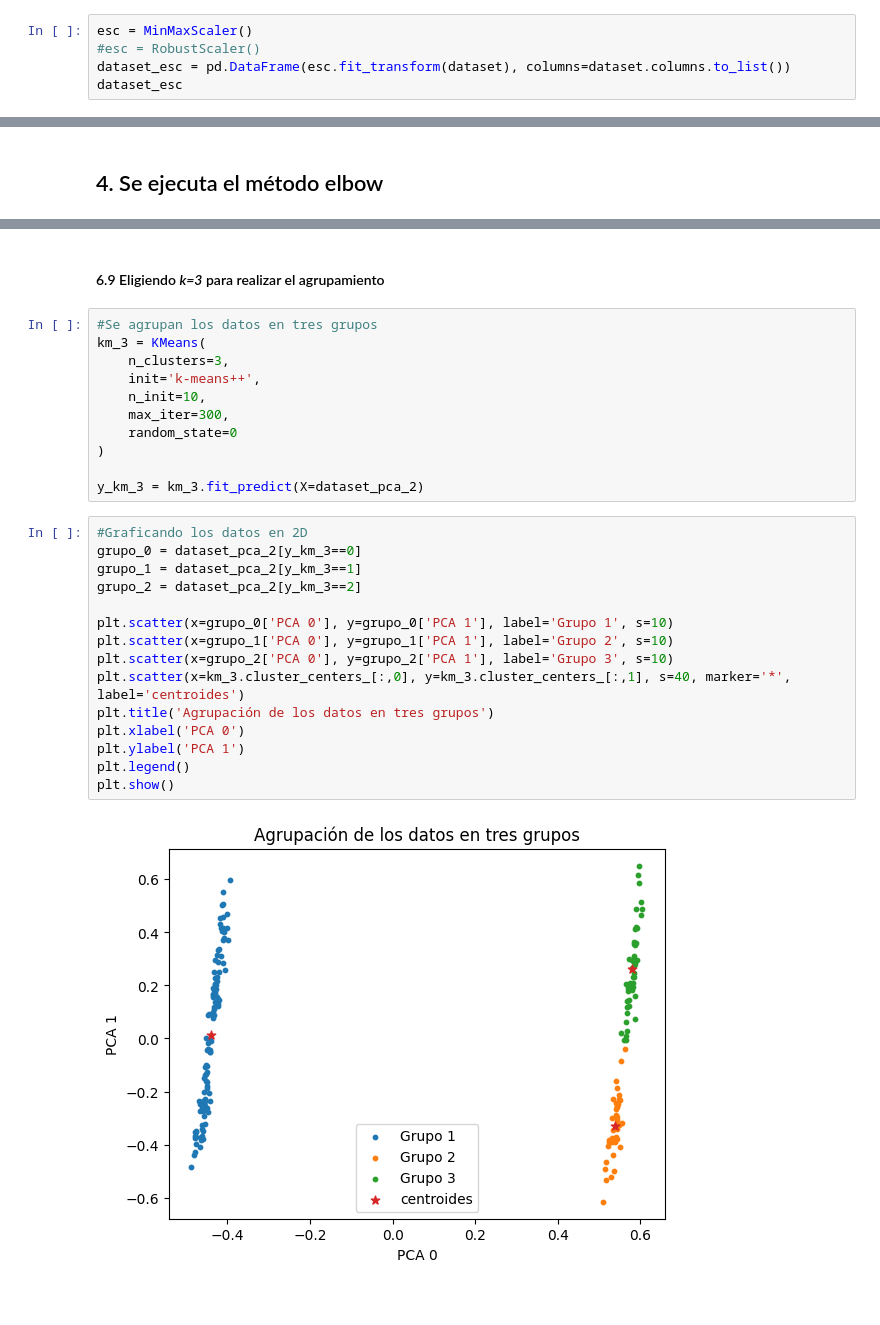
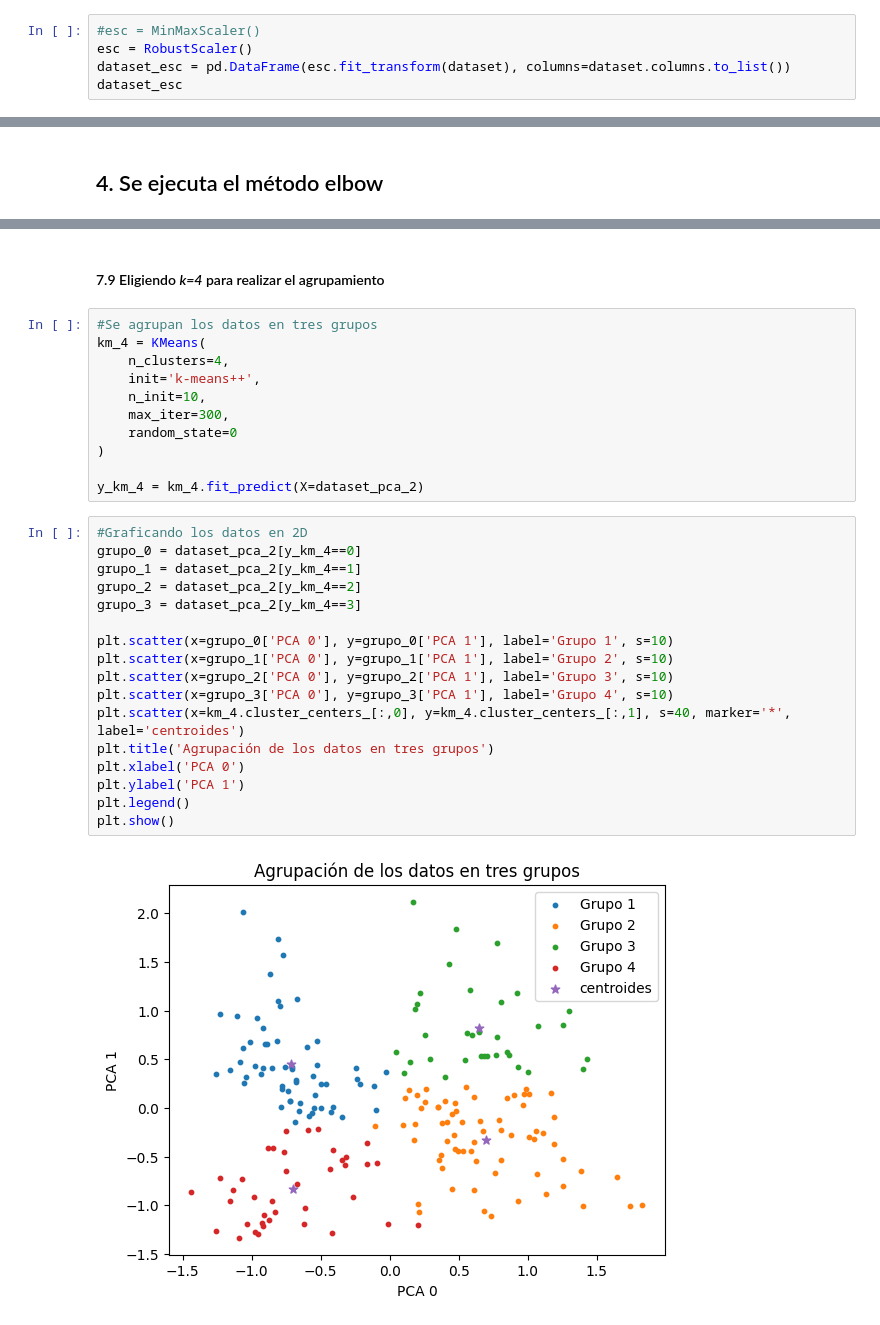
Before and after one commit to DiegoAlejandroLozano/segmentacion_de_clientes, a Jupyter notebook: codigo/kmeans.ipynb, the cells around one changed output, grey strips where cells are left out. Drawn from its saved outputs; the diff is of its cells as text.

```diff
--- a/codigo/kmeans.ipynb
+++ b/codigo/kmeans.ipynb
@@ -42,8 +42,8 @@ dataset
 # %% [markdown]
 ## 3. Realizando el escalamiento de los datos
 # %%
-esc = MinMaxScaler()
-#esc = RobustScaler()
+#esc = MinMaxScaler()
+esc = RobustScaler()
 dataset_esc = pd.DataFrame(esc.fit_transform(dataset), columns=dataset.columns.to_list())
 dataset_esc
 # %% [output]
@@ -213,31 +175,33 @@ Utilizando el metodo elbow, se podría elegir un *k=4*. Con el método de siluet
 # %% [markdown]
-#### 6.9 Eligiendo *k=3* para realizar el agrupamiento
+#### 7.9 Eligiendo *k=4* para realizar el agrupamiento
 # %%
 #Se agrupan los datos en tres grupos
-km_3 = KMeans(
-    n_clusters=3,
+km_4 = KMeans(
+    n_clusters=4,
     init='k-means++',
     n_init=10,
     max_iter=300,
     random_state=0
 )
 
-y_km_3 = km_3.fit_predict(X=dataset_pca_2)
+y_km_4 = km_4.fit_predict(X=dataset_pca_2)
 # %%
 #Graficando los datos en 2D
-grupo_0 = dataset_pca_2[y_km_3==0]
-grupo_1 = dataset_pca_2[y_km_3==1]
-grupo_2 = dataset_pca_2[y_km_3==2]
+grupo_0 = dataset_pca_2[y_km_4==0]
+grupo_1 = dataset_pca_2[y_km_4==1]
+grupo_2 = dataset_pca_2[y_km_4==2]
+grupo_3 = dataset_pca_2[y_km_4==3]
 
 plt.scatter(x=grupo_0['PCA 0'], y=grupo_0['PCA 1'], label='Grupo 1', s=10)
 plt.scatter(x=grupo_1['PCA 0'], y=grupo_1['PCA 1'], label='Grupo 2', s=10)
 plt.scatter(x=grupo_2['PCA 0'], y=grupo_2['PCA 1'], label='Grupo 3', s=10)
-plt.scatter(x=km_3.cluster_centers_[:,0], y=km_3.cluster_centers_[:,1], s=40, marker='*', label='centroides')
+plt.scatter(x=grupo_3['PCA 0'], y=grupo_3['PCA 1'], label='Grupo 4', s=10)
+plt.scatter(x=km_4.cluster_centers_[:,0], y=km_4.cluster_centers_[:,1], s=40, marker='*', label='centroides')
 plt.title('Agrupación de los datos en tres grupos')
 plt.xlabel('PCA 0')
 plt.ylabel('PCA 1')
 plt.legend()
 plt.show()
 # %% [output]
-[figure, old version]
+[figure, new version]
 # %% [markdown]
```
Also changed, not shown: parts of 30 cells of this notebook, 4 other files.
